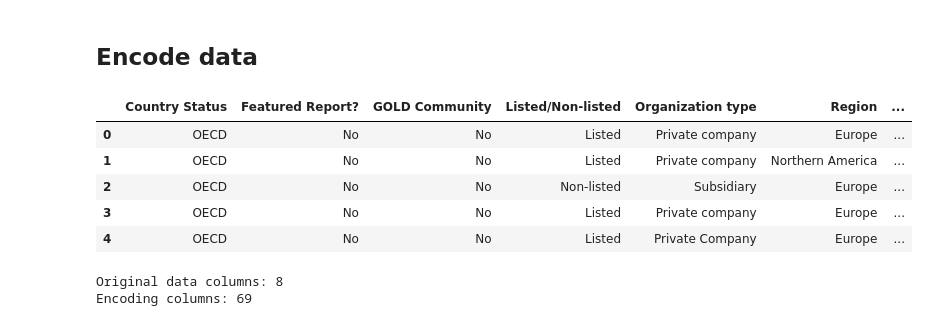
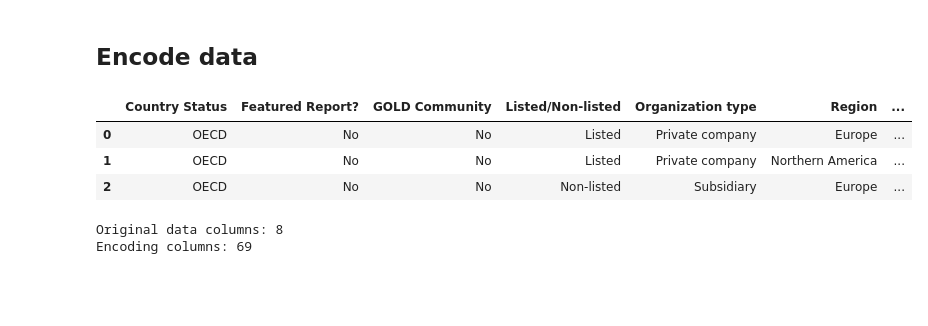
Before and after one commit to Asianatix/Company_Recommendation_System, a Jupyter notebook: Capstone_Project_To_Trong_Kien.ipynb, the cells around one changed output. Saved outputs shown, nothing was run; the diff lists cells and outputs as text; code cells hidden in the pictures; blank space fills up the shorter version.

```diff
--- a/Capstone_Project_To_Trong_Kien.ipynb
+++ b/Capstone_Project_To_Trong_Kien.ipynb
@@ -172,14 +151,12 @@ for feature in data_clean.columns:
       dfDummies = pd.get_dummies(data_clean[feature], prefix = feature)
       features_dataframe = pd.concat([features_dataframe, dfDummies], axis=1)
 # %%
-features_dataframe.head()
+features_dataframe.head(3)
 # %% [output]
 |  | Country Status | Featured Report? | GOLD Community | Listed/Non-listed | Organization type | Region | ... |
 | 0 | OECD | No | No | Listed | Private company | Europe | ... |
 | 1 | OECD | No | No | Listed | Private company | Northern America | ... |
 | 2 | OECD | No | No | Non-listed | Subsidiary | Europe | ... |
-| 3 | OECD | No | No | Listed | Private company | Europe | ... |
-| 4 | OECD | No | No | Listed | Private Company | Europe | ... |
 # %%
 ncolumns_data = len(data_clean.columns)
 ncolumns_code = len(features_dataframe.columns) - ncolumns_data
```
Also changed, not shown: parts of 86 cells of this notebook.
